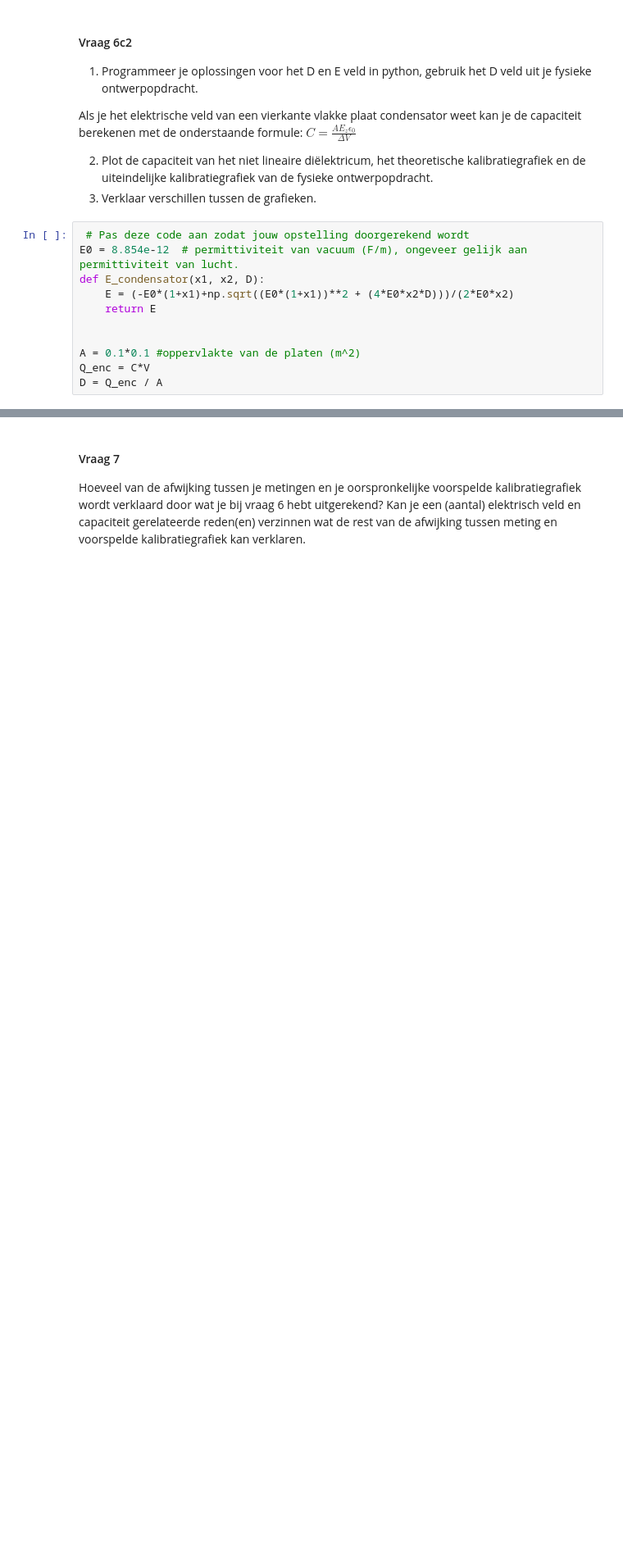
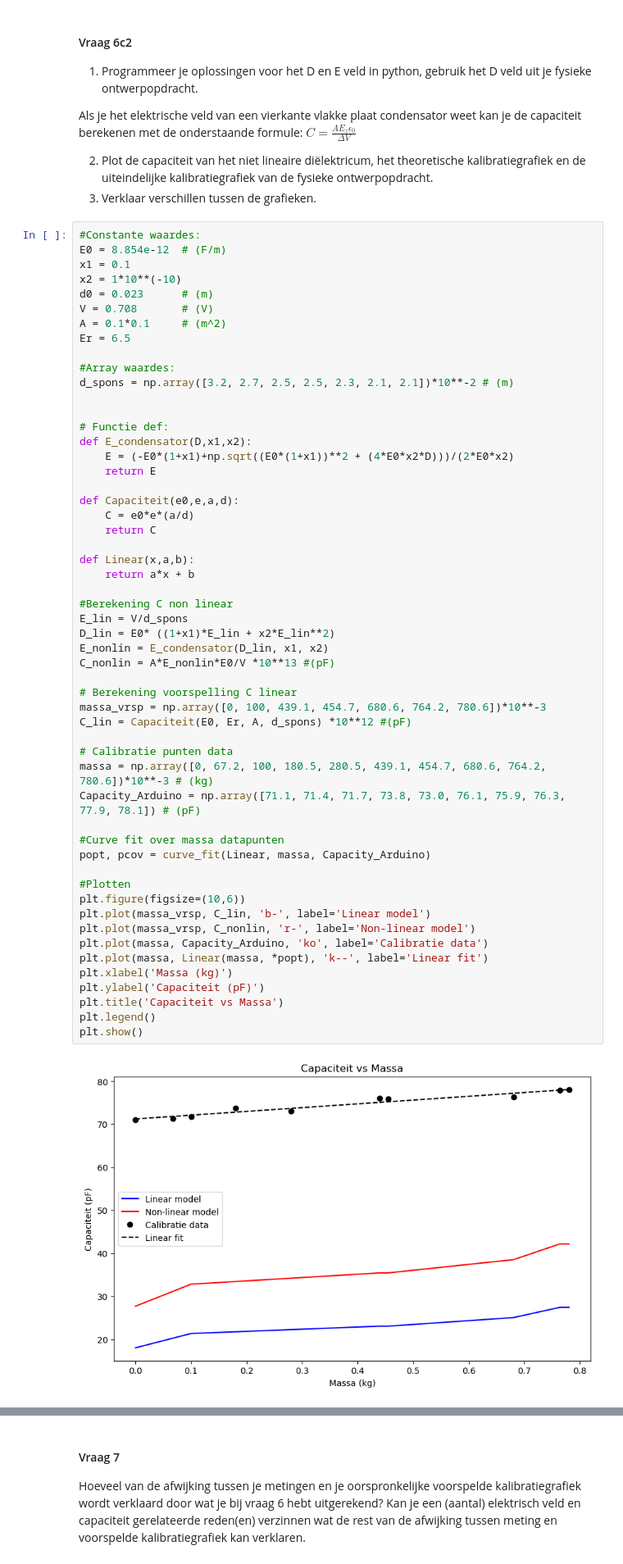
Before and after one commit to AragonMvD/opdrachten-DEF-Day, a Jupyter notebook: DigitaleOntwerpopdrachten/1CondensatorOpdracht/CondensatorOntwerpopdracht.ipynb, the cells around one changed output, grey strips where cells are left out. Shown at 82% size. Drawn from its saved outputs; the diff is of its cells as text; blank space fills up the shorter version.

```diff
--- a/DigitaleOntwerpopdrachten/1CondensatorOpdracht/CondensatorOntwerpopdracht.ipynb
+++ b/DigitaleOntwerpopdrachten/1CondensatorOpdracht/CondensatorOntwerpopdracht.ipynb
@@ -1006,13 +1006,58 @@ E_z \epsilon_0}{\Delta V}$
 2. Plot de capaciteit van het niet lineaire diëlektricum, het theoretische kalibratiegrafiek en de uiteindelijke kalibratiegrafiek van de fysieke ontwerpopdracht.
 3. Verklaar verschillen tussen de grafieken.
 # %%
- # Pas deze code aan zodat jouw opstelling doorgerekend wordt
-E0 = 8.854e-12  # permittiviteit van vacuum (F/m), ongeveer gelijk aan permittiviteit van lucht.
-def E_condensator(x1, x2, D):
+#Constante waardes:
+E0 = 8.854e-12  # (F/m)
+x1 = 0.1
+x2 = 1*10**(-10)
+d0 = 0.023      # (m)
+V = 0.708       # (V)
+A = 0.1*0.1     # (m^2)
+Er = 6.5
+
+#Array waardes:
+d_spons = np.array([3.2, 2.7, 2.5, 2.5, 2.3, 2.1, 2.1])*10**-2 # (m)
+
+
+# Functie def:
+def E_condensator(D,x1,x2):
     E = (-E0*(1+x1)+np.sqrt((E0*(1+x1))**2 + (4*E0*x2*D)))/(2*E0*x2)
     return E
 
+def Capaciteit(e0,e,a,d):
+    C = e0*e*(a/d)
+    return C
 
-A = 0.1*0.1 #oppervlakte van de platen (m^2)
-Q_enc = C*V
-D = Q_enc / A
+def Linear(x,a,b):
+    return a*x + b
+
+#Berekening C non linear
+E_lin = V/d_spons
+D_lin = E0* ((1+x1)*E_lin + x2*E_lin**2)
+E_nonlin = E_condensator(D_lin, x1, x2)
+C_nonlin = A*E_nonlin*E0/V *10**13 #(pF)
+
+# Berekening voorspelling C linear
+massa_vrsp = np.array([0, 100, 439.1, 454.7, 680.6, 764.2, 780.6])*10**-3
+C_lin = Capaciteit(E0, Er, A, d_spons) *10**12 #(pF)
+
+# Calibratie punten data
+massa = np.array([0, 67.2, 100, 180.5, 280.5, 439.1, 454.7, 680.6, 764.2, 780.6])*10**-3 # (kg)
+Capacity_Arduino = np.array([71.1, 71.4, 71.7, 73.8, 73.0, 76.1, 75.9, 76.3, 77.9, 78.1]) # (pF)
+
+#Curve fit over massa datapunten
+popt, pcov = curve_fit(Linear, massa, Capacity_Arduino)
+
+#Plotten
+plt.figure(figsize=(10,6))
+plt.plot(massa_vrsp, C_lin, 'b-', label='Linear model')
+plt.plot(massa_vrsp, C_nonlin, 'r-', label='Non-linear model')
+plt.plot(massa, Capacity_Arduino, 'ko', label='Calibratie data')
+plt.plot(massa, Linear(massa, *popt), 'k--', label='Linear fit')
+plt.xlabel('Massa (kg)')
+plt.ylabel('Capaciteit (pF)')
+plt.title('Capaciteit vs Massa')
+plt.legend()
+plt.show()
+# %% [output]
+[figure, added]
```
Also changed, not shown: parts of 3 cells of this notebook.
